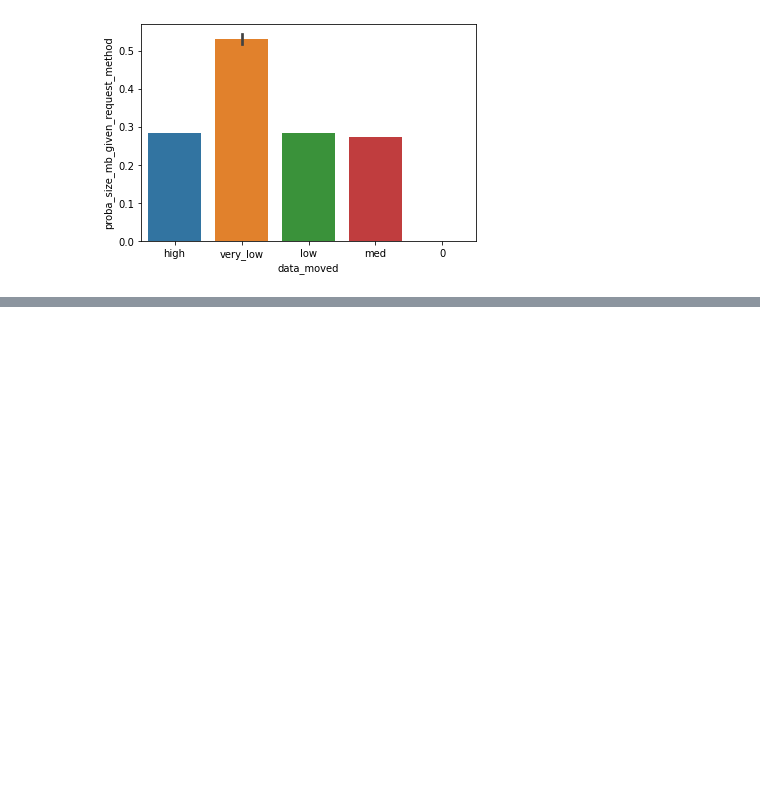
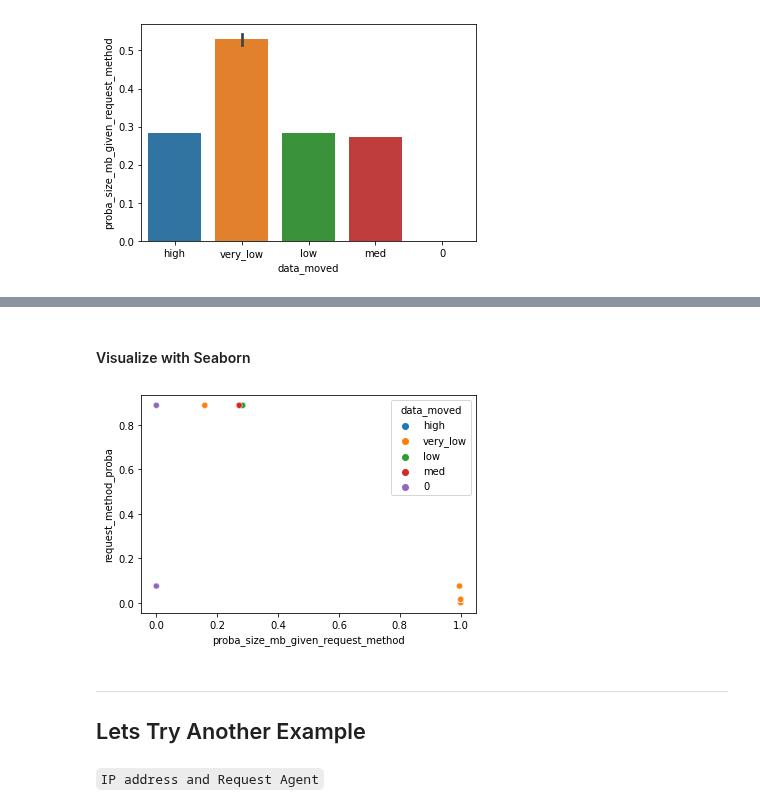
Before and after one commit to CSolitaire/anomaly-detection-exercises, a Jupyter notebook: discrete_anomaly_detection.ipynb, the cells around one changed output, grey strips where cells are left out. Cells and saved outputs as stored; diff of their text form; code cells hidden in the pictures; blank space fills up the shorter version.

```diff
--- a/discrete_anomaly_detection.ipynb
+++ b/discrete_anomaly_detection.ipynb
@@ -794,0 +907,13 @@ sns.barplot(df1.data_moved, df1.proba_size_mb_given_request_method)
+# %% [markdown]
+#### Visualize with Seaborn
+# %%
+sns.scatterplot(data=df, x="proba_size_mb_given_request_method", y="request_method_proba", hue="data_moved")
+plt.show()
+# %% [output]
+[figure, added]
+# %% [markdown]
+***
+
+## Lets Try Another Example
+# %% [markdown]
+`IP address and Request Agent`
```
Also changed, not shown: parts of 33 cells of this notebook.
